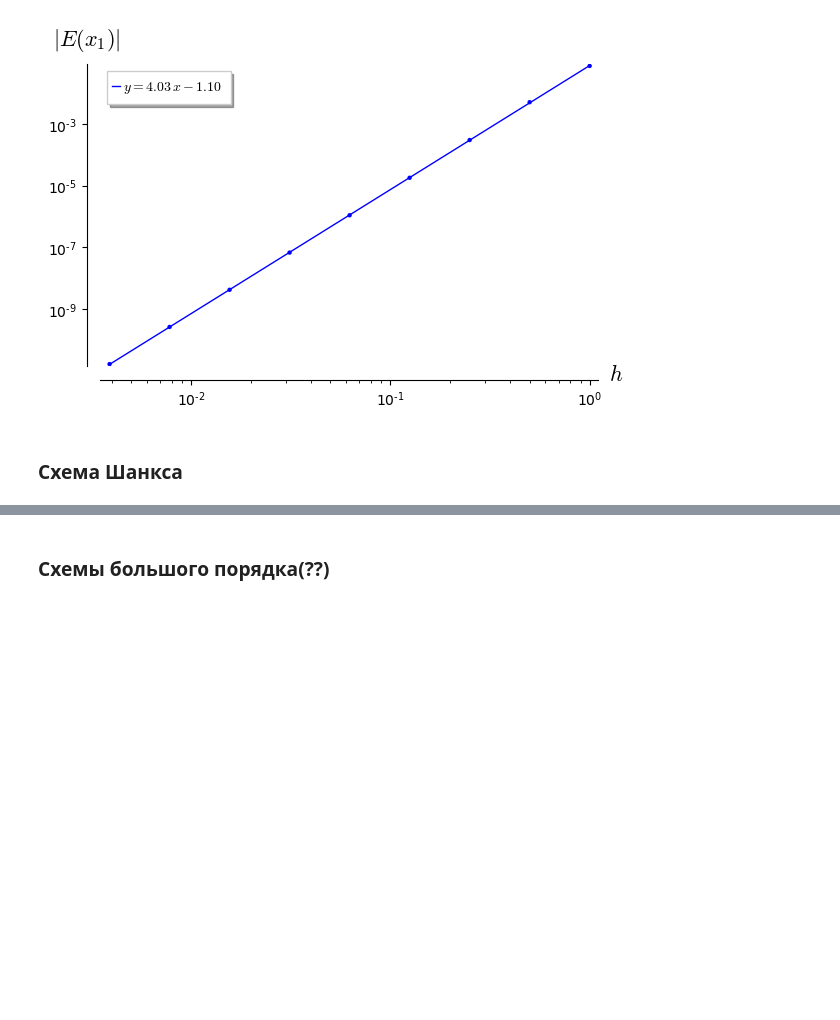
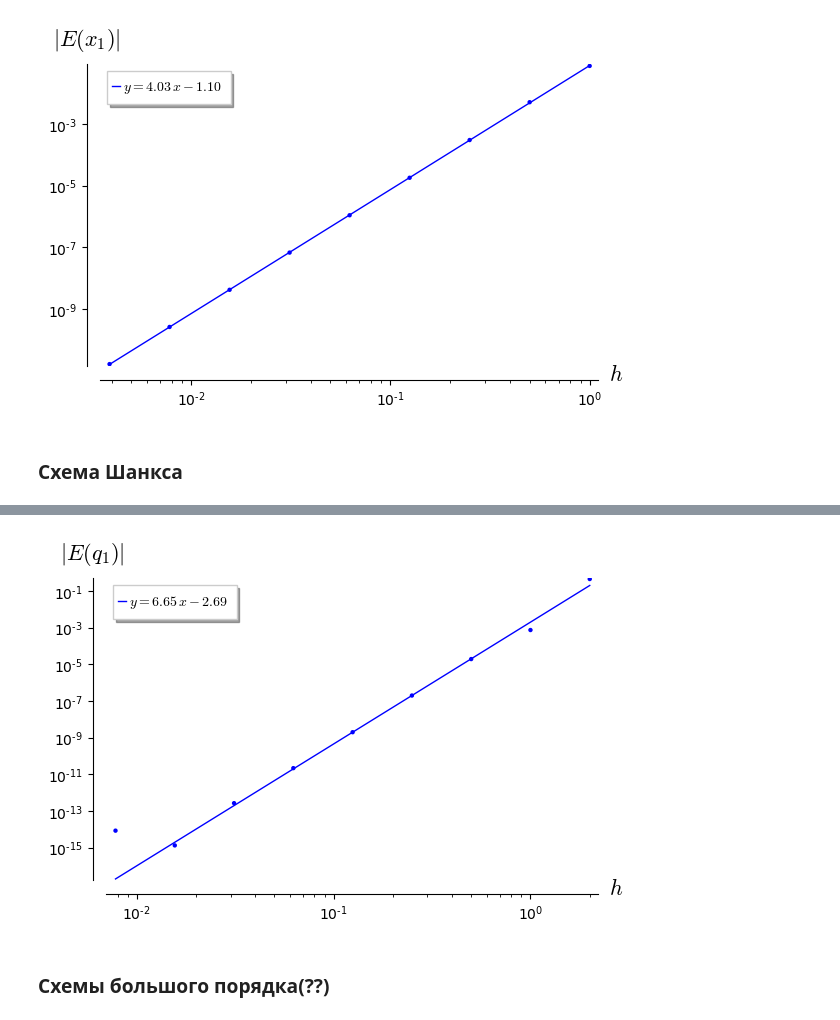
Before and after one commit to vmkadrov/dps, a Jupyter notebook: examples/examples.ipynb, the cells around one changed output, grey strips where cells are left out. Drawn from its saved outputs; the diff is of its cells as text; code cells hidden in the pictures; blank space fills up the shorter version.

```diff
--- a/examples/examples.ipynb
+++ b/examples/examples.ipynb
@@ -254,3 +300,19 @@ sh = richardson_plot([erk(pr1,N=10*2^n, tableau = TS) for n in range(10)],x1,10,
+# %%
+var("t")
+q=var(['q'+str(i) for i in range(n)])
+p=var(['p'+str(i) for i in range(n)])
+H=sum([i^2 for i in p])/2 + sum([b*i*j for i in q for j in q]) + sum([a*i^2 for i in q])/2
+# %%
+q0=[i^2 for i in range(n)]
+p0=[0 for i in range(n)]
+# %%
+pr=Initial_problem(list(q+p),[diff(H,i) for i in p]+[-diff(H,i) for i in q],q0+p0, 20)
+# %%
+G = [erk(pr,N=10*2^n, tableau = TS) for n in range(10)]
+# %%
+richardson_plot(G,q1,20, nmin = 3, nmax = 5)
+# %% [output]
+[figure, added]
 # %% [markdown]
 ### Схемы большого порядка(??)
 # %%
```
Also changed, not shown: parts of 11 cells of this notebook.
